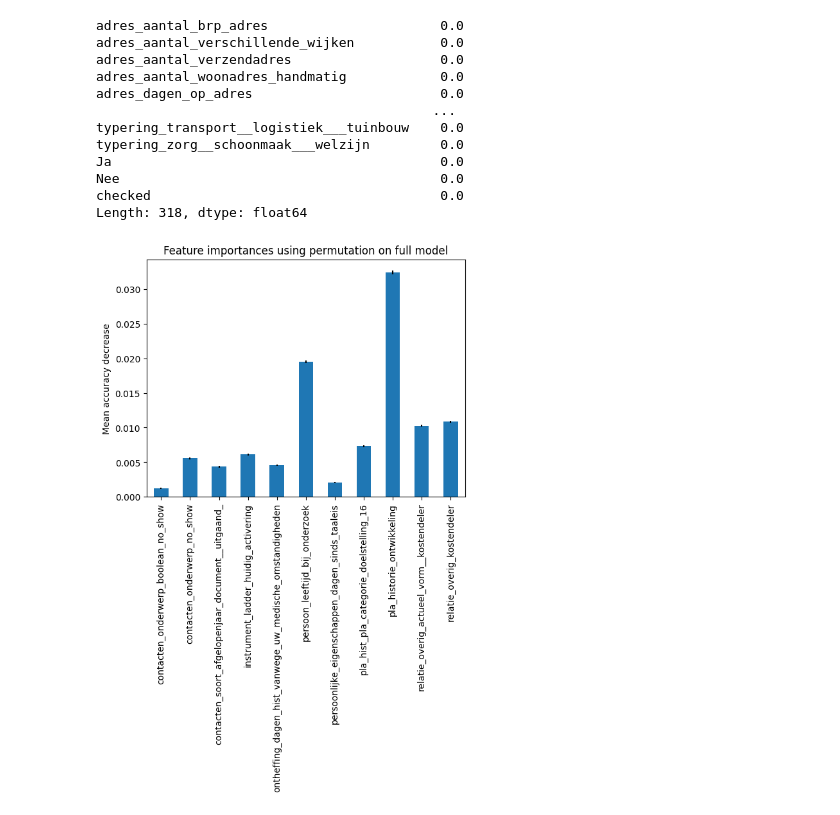
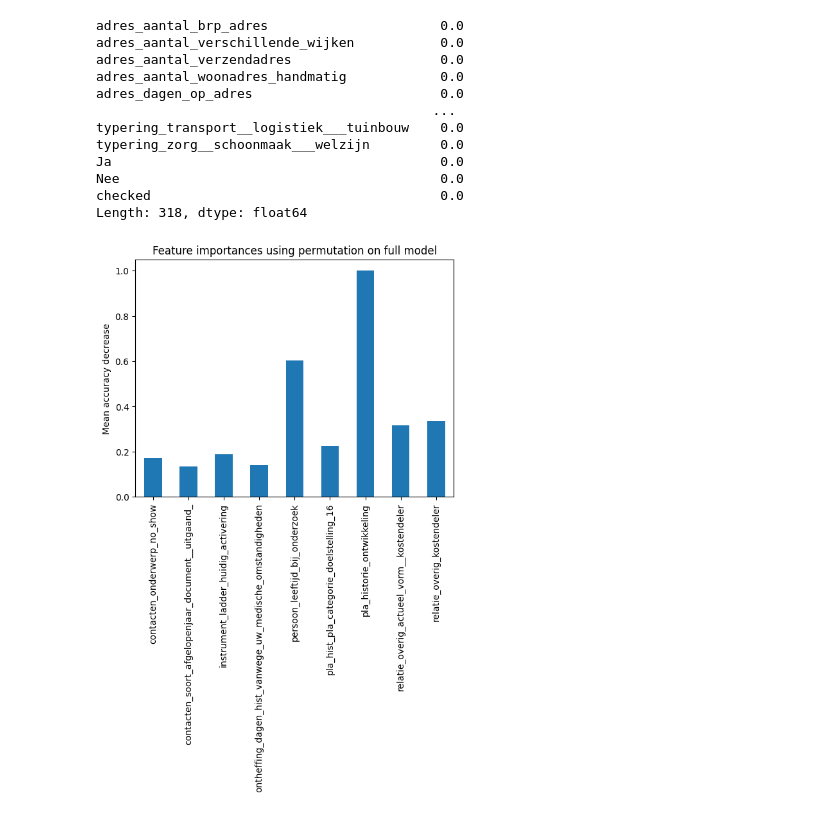
Before and after one commit to yulinchen03/TestingProject, a Jupyter notebook: src/team_1/model_1.ipynb, the cells around one changed output. Drawn from its saved outputs; the diff is of its cells as text; code cells hidden in the pictures.

Commit message:
Refactored FeatureAnalyzer into a separate class.

```diff
--- a/src/team_1/model_1.ipynb
+++ b/src/team_1/model_1.ipynb
@@ -56,3 +45,10 @@ df_norm = pd.DataFrame(scaler.fit_transform(df), columns=df.columns)
+# %%
+fa = FeatureAnalyzer()
+# %%
+# fa.evaluate_importance(dataframe=df, target='checked', add_drop=['Ja', 'Nee']) # Uncomment this line if you don't have the feature_importance.pkl file
+fa.load_importance(filepath='feature_importance.pkl')
 # %%
-X = df_norm.drop(['checked', 'Ja', 'Nee'], axis=1)
-y = df_norm['checked']
+X = df.drop(['checked', 'Ja', 'Nee'], axis=1)
+fa.plot_importance(column_names=X.columns, min_val=0.1)
+# %% [output]
+[figure, added]
@@ -63,19 +54,0 @@ with open('feature_importance.pkl', 'rb') as f:
-# %%
-feature_names = X.columns
-norm_feature_importance = normalize_importance(feature_importance.importances_mean)
-
-threshold = feature_importance.importances_mean > 0.001
-filtered_feature_mean = feature_importance.importances_mean[threshold]
-filtered_feature_std = feature_importance.importances_std[threshold]
-filtered_feature_names = feature_names[threshold]
-
-importances_mean = pd.Series(filtered_feature_mean, index=filtered_feature_names)
-
-fig, ax = plt.subplots()
-importances_mean.plot.bar(yerr=filtered_feature_std, ax=ax)
-ax.set_title("Feature importances using permutation on full model")
-ax.set_ylabel("Mean accuracy decrease")
-fig.tight_layout()
-plt.show()
-# %% [output]
-[figure, removed]
```
Also changed, not shown: parts of 13 cells of this notebook, 2 other files.
